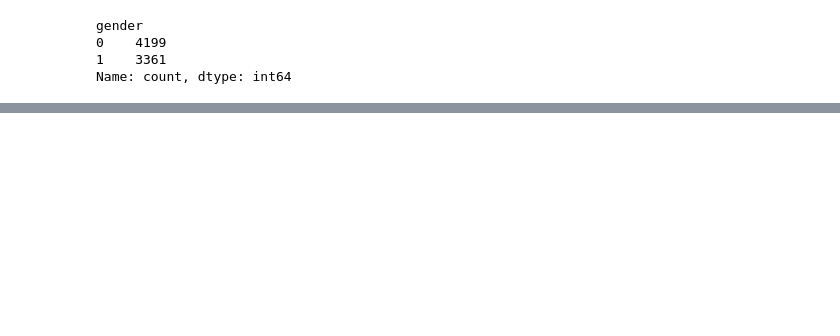
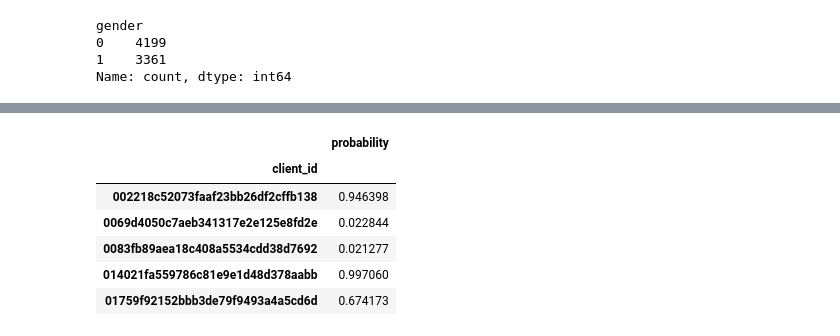
Before and after one commit to b3GOR/HSE-Sber-Hack-2023, a Jupyter notebook: gender_project.ipynb, the cells around one changed output, grey strips where cells are left out. Cells and saved outputs as stored; diff of their text form; code cells hidden in the pictures; blank space fills up the shorter version.

```diff
--- a/gender_project.ipynb
+++ b/gender_project.ipynb
@@ -296,12 +537,14 @@ def features_creation_advanced(x):
     features.append(pd.Series(x['hour'].value_counts(normalize=True).add_prefix('hour_')))
     features.append(pd.Series(x['night'].value_counts(normalize=True).add_prefix('night_')))
 
-    features.append(pd.Series(x[x['amount']>=0]['amount'].agg(['min', 'max', 'mean', 'median', 'std', 'count', 'sum'])\
+    features.append(pd.Series(x[x['amount']>=0]['amount'].agg(['min', 'max', 'mean', 'median', 'std', 'count', 'sum', 'var'])\
                                                         .add_prefix('positive_transactions_')))
-    features.append(pd.Series(x[x['amount']<0]['amount'].agg(['min', 'max', 'mean', 'median', 'std', 'count', 'sum'])\
+    features.append(pd.Series(x[x['amount']<0]['amount'].agg(['min', 'max', 'mean', 'median', 'std', 'count', 'sum', 'var'])\
                                                         .add_prefix('negative_transactions_')))
 
     features.append(pd.Series(x['mcc_code'].value_counts(normalize=True).add_prefix('mcc_')))
+    features.append(pd.Series(x['trans_type'].value_counts(normalize=True).add_prefix('trans_')))
+
 
     return pd.concat(features)
 # %%
@@ -348,15 +594,41 @@ test_df.shape[1]
 # %%
 from keras.models import Sequential
 from keras.layers import Dense
+from keras.layers import BatchNormalization
 import tensorflow as tf
 input_dim = test_df.shape[1]
 model_keras = Sequential()
 model_keras.add(Dense(256, activation='sigmoid', input_dim=input_dim))
+model_keras.add(BatchNormalization())
 model_keras.add(Dense(1024, activation='relu'))
-model_keras.add(Dense(128, activation='sigmoid'))
+model_keras.add(BatchNormalization())
+model_keras.add(Dense(256, activation='sigmoid'))
+model_keras.add(Dense(32, activation='relu'))
 model_keras.add(Dense(1, activation='sigmoid'))
 
 # Compile the model_keras
 model_keras.compile(optimizer='adam',
               loss='binary_crossentropy',
               metrics=[tf.keras.metrics.AUC()])
+# %%
+earlyStopping = tf.keras.callbacks.EarlyStopping(monitor='val_loss', patience=10, verbose=0, mode='min')
+mcp_save = tf.keras.callbacks.ModelCheckpoint('.mdl_wts.hdf5', save_best_only=True, monitor='val_loss', mode='min')
+reduce_lr_loss = tf.keras.callbacks.ReduceLROnPlateau(monitor='val_loss', factor=0.1, patience=7, verbose=1, min_delta=1e-4, mode='min')
+
+model_keras.fit(
+    X,
+    y,
+    epochs=100,
+    validation_split=0.2,
+    batch_size=64,
+    verbose=1,
+    callbacks=[earlyStopping, mcp_save, reduce_lr_loss]
+)
+
+y_pred = model_keras.predict(test_df)
+
+submission = pd.DataFrame(index=data_test.index)
+submission['probability'] = y_pred
+submission.to_csv('submission_kears.csv')
+submission.head()
+# %% [output]
@@ -363 +652,8 @@ model_keras.compile(optimizer='adam',
+|  | probability |
+| client_id |  |
+| 002218c52073faaf23bb26df2cffb138 | 0.946398 |
+| 0069d4050c7aeb341317e2e125e8fd2e | 0.022844 |
+| 0083fb89aea18c408a5534cdd38d7692 | 0.021277 |
+| 014021fa559786c81e9e1d48d378aabb | 0.997060 |
+| 01759f92152bbb3de79f9493a4a5cd6d | 0.674173 |
 # %%
```
Also changed, not shown: parts of 35 cells of this notebook.
